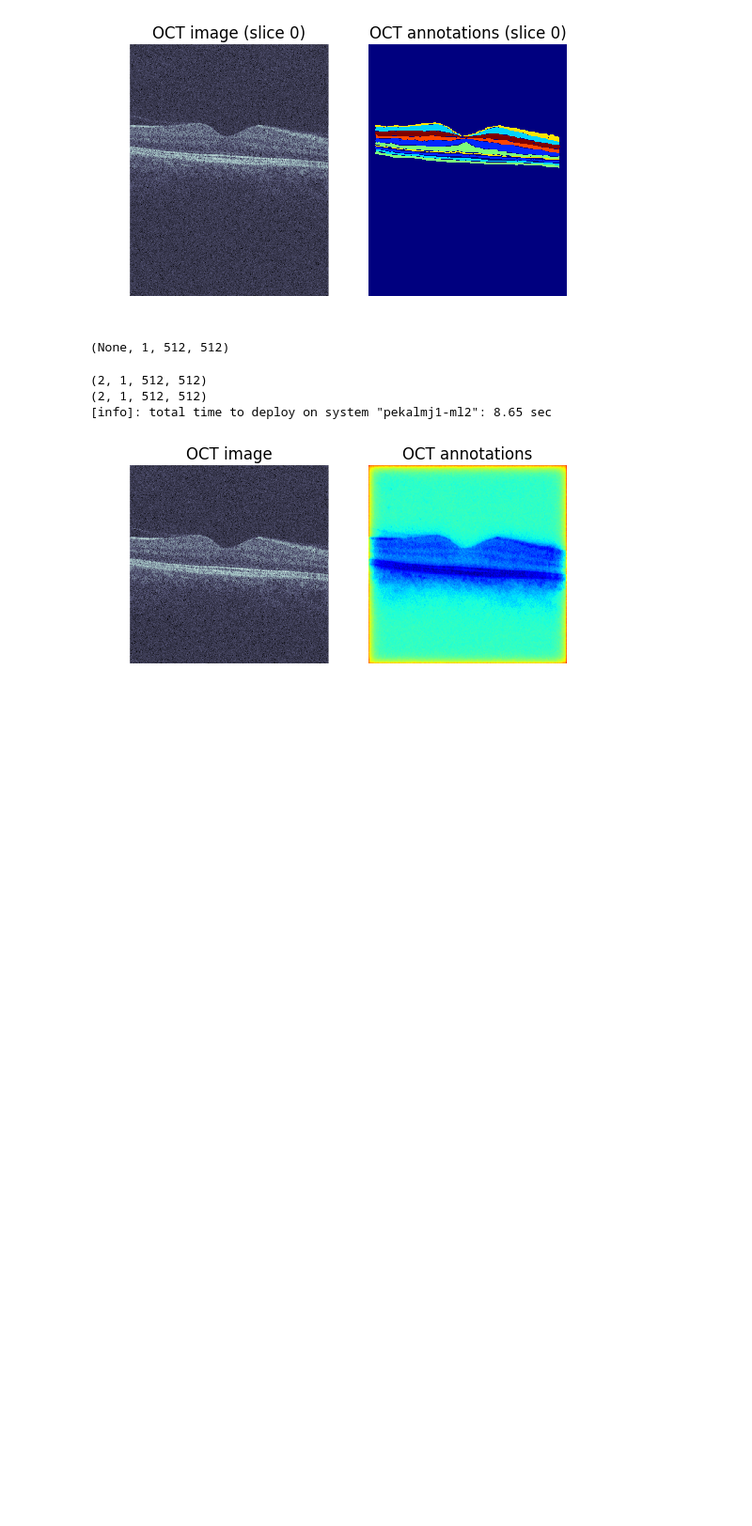
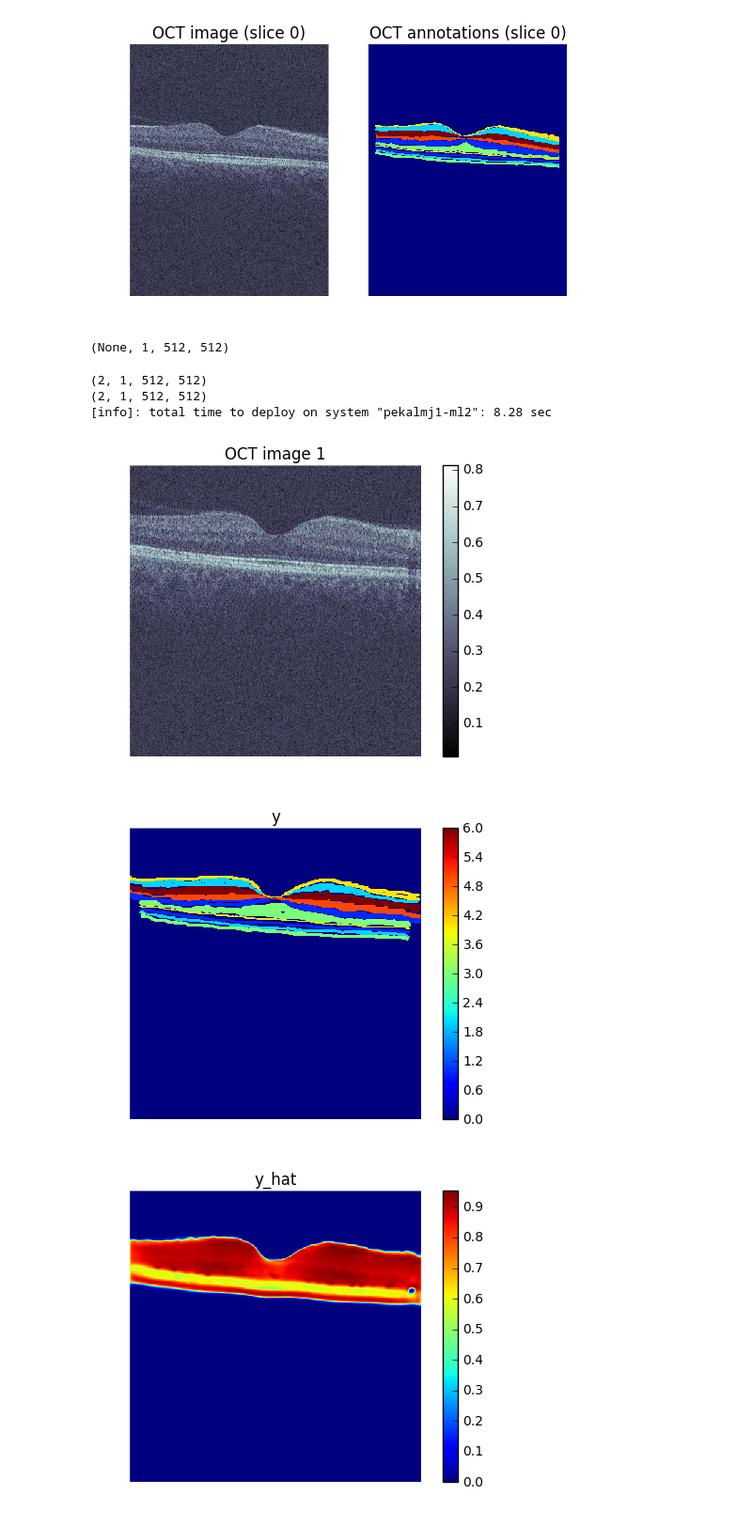
Before and after one commit to mjpekala/bio-segmentation-dense, a Jupyter notebook: Examples/OCT_Small/oct_ss_rev1.ipynb, the cells around one changed output. Shown: that part at 94% size. Saved outputs shown, nothing was run; the diff lists cells and outputs as text; code cells hidden in the pictures; blank space fills up the shorter version.

```diff
--- a/Examples/OCT_Small/oct_ss_rev1.ipynb
+++ b/Examples/OCT_Small/oct_ss_rev1.ipynb
@@ -62,7 +62,7 @@ plt.show()
 # %%
 # TODO: get more representative weights after more rigorous training
 #weights_file = '../ISBI_2012/weights_epoch0011.hdf5'  # fake weights
-weights_file = 'weights_epoch0000.hdf5'
+weights_file = 'weights_epoch0007.hdf5'
 tile_size = (512,512)
 
 # load model
@@ -83,20 +83,37 @@ print('[info]: total time to deploy on system "%s": %0.2f sec' % (gethostname(),
 # %% [output]
 (2, 1, 512, 512)
 (2, 1, 512, 512)
-[info]: total time to deploy on system "pekalmj1-ml2": 8.65 sec
+[info]: total time to deploy on system "pekalmj1-ml2": 8.28 sec
 # %%
 # visualize result
-# show example data
+idx = 1
+
 plt.figure()
-plt.subplot(1,2,1)
-plt.imshow(X_subset[0,0,...], interpolation='none', cmap='bone')
+plt.imshow(X_subset[idx,0,...], interpolation='none', cmap='bone')
 plt.axis('off')
-plt.title('OCT image')
+plt.colorbar()
+plt.title('OCT image %d' % idx)
 
-plt.subplot(1,2,2)
-plt.imshow(Y_hat[0,0,...], interpolation='none', cmap='jet')
+plt.figure()
+plt.imshow(Y_subset[idx,...], interpolation='none', cmap='jet')
 plt.axis('off')
-plt.title('OCT annotations')
+plt.colorbar()
+plt.title('y')
+
+plt.figure()
+plt.imshow(Y_hat[idx,0,...], interpolation='none', cmap='jet')
+plt.axis('off')
+plt.colorbar()
+plt.title('y_hat')
+
+plt.figure()
+plt.imshow(Y_hat[idx,0,...] - Y_subset[idx,...]>0, interpolation='none', cmap='jet')
+plt.axis('off')
+plt.colorbar()
+plt.title('error')
+
 plt.show()
 # %% [output]
-[figure, old version]
+[figure, new version]
+[figure, added]
+[figure, added]
```
Also changed, not shown: parts of 1 cell of this notebook.
